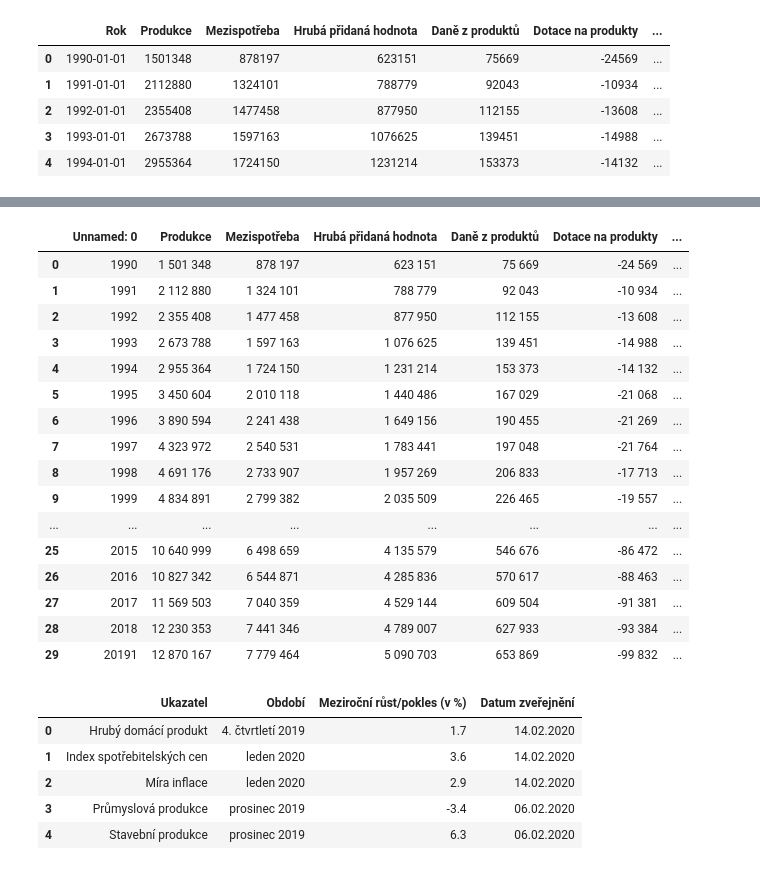
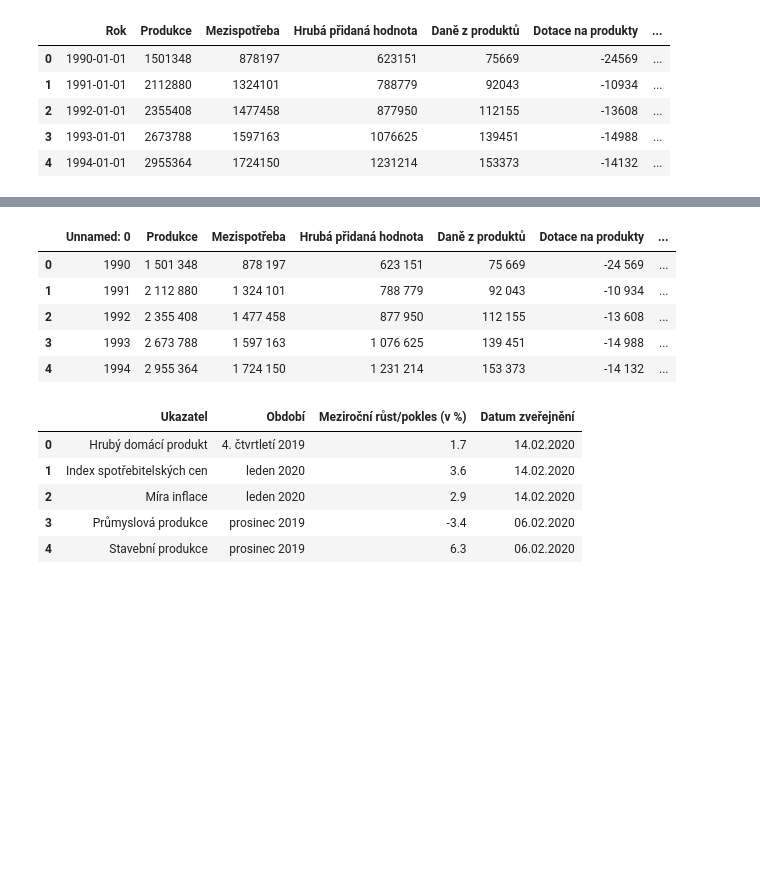
Before and after one commit to 3p1463k/GDP-Czech-Republic, a Jupyter notebook: HDP.ipynb, the cells around one changed output, grey strips where cells are left out. Saved outputs shown, nothing was run; the diff lists cells and outputs as text; code cells hidden in the pictures; blank space fills up the shorter version.

```diff
--- a/HDP.ipynb
+++ b/HDP.ipynb
@@ -110,27 +79,16 @@ fig.show()
 # %%
 url = "https://vdb.czso.cz/vdbvo2/faces/cs/index.jsf?page=vystup-objekt&pvo=NUC01-S1az3&z=T&f=TABULKA&skupId=21&katalog=30832&pvo=NUC01-S1az3&str=v84#w="
 df_list = pd.read_html(url, index_col=None)
 #print(df_list)
 hdp_df = df_list[6]
-hdp_df
+hdp_df.head()
 # %% [output]
 |  | Unnamed: 0 | Produkce | Mezispotřeba | Hrubá přidaná hodnota | Daně z produktů | Dotace na produkty | ... |
 | 0 | 1990 | 1 501 348 | 878 197 | 623 151 | 75 669 | -24 569 | ... |
 | 1 | 1991 | 2 112 880 | 1 324 101 | 788 779 | 92 043 | -10 934 | ... |
 | 2 | 1992 | 2 355 408 | 1 477 458 | 877 950 | 112 155 | -13 608 | ... |
 | 3 | 1993 | 2 673 788 | 1 597 163 | 1 076 625 | 139 451 | -14 988 | ... |
 | 4 | 1994 | 2 955 364 | 1 724 150 | 1 231 214 | 153 373 | -14 132 | ... |
-| 5 | 1995 | 3 450 604 | 2 010 118 | 1 440 486 | 167 029 | -21 068 | ... |
-| 6 | 1996 | 3 890 594 | 2 241 438 | 1 649 156 | 190 455 | -21 269 | ... |
-| 7 | 1997 | 4 323 972 | 2 540 531 | 1 783 441 | 197 048 | -21 764 | ... |
-| 8 | 1998 | 4 691 176 | 2 733 907 | 1 957 269 | 206 833 | -17 713 | ... |
-| 9 | 1999 | 4 834 891 | 2 799 382 | 2 035 509 | 226 465 | -19 557 | ... |
-| ... | ... | ... | ... | ... | ... | ... | ... |
-| 25 | 2015 | 10 640 999 | 6 498 659 | 4 135 579 | 546 676 | -86 472 | ... |
-| 26 | 2016 | 10 827 342 | 6 544 871 | 4 285 836 | 570 617 | -88 463 | ... |
-| 27 | 2017 | 11 569 503 | 7 040 359 | 4 529 144 | 609 504 | -91 381 | ... |
-| 28 | 2018 | 12 230 353 | 7 441 346 | 4 789 007 | 627 933 | -93 384 | ... |
-| 29 | 20191 | 12 870 167 | 7 779 464 | 5 090 703 | 653 869 | -99 832 | ... |
 # %%
 url1 = "https://www.czso.cz/csu/czso/aktualniinformace#11"
 df_list1 = pd.read_html(url1, encoding='UTF-8')
```
Also changed, not shown: parts of 3 cells of this notebook.
